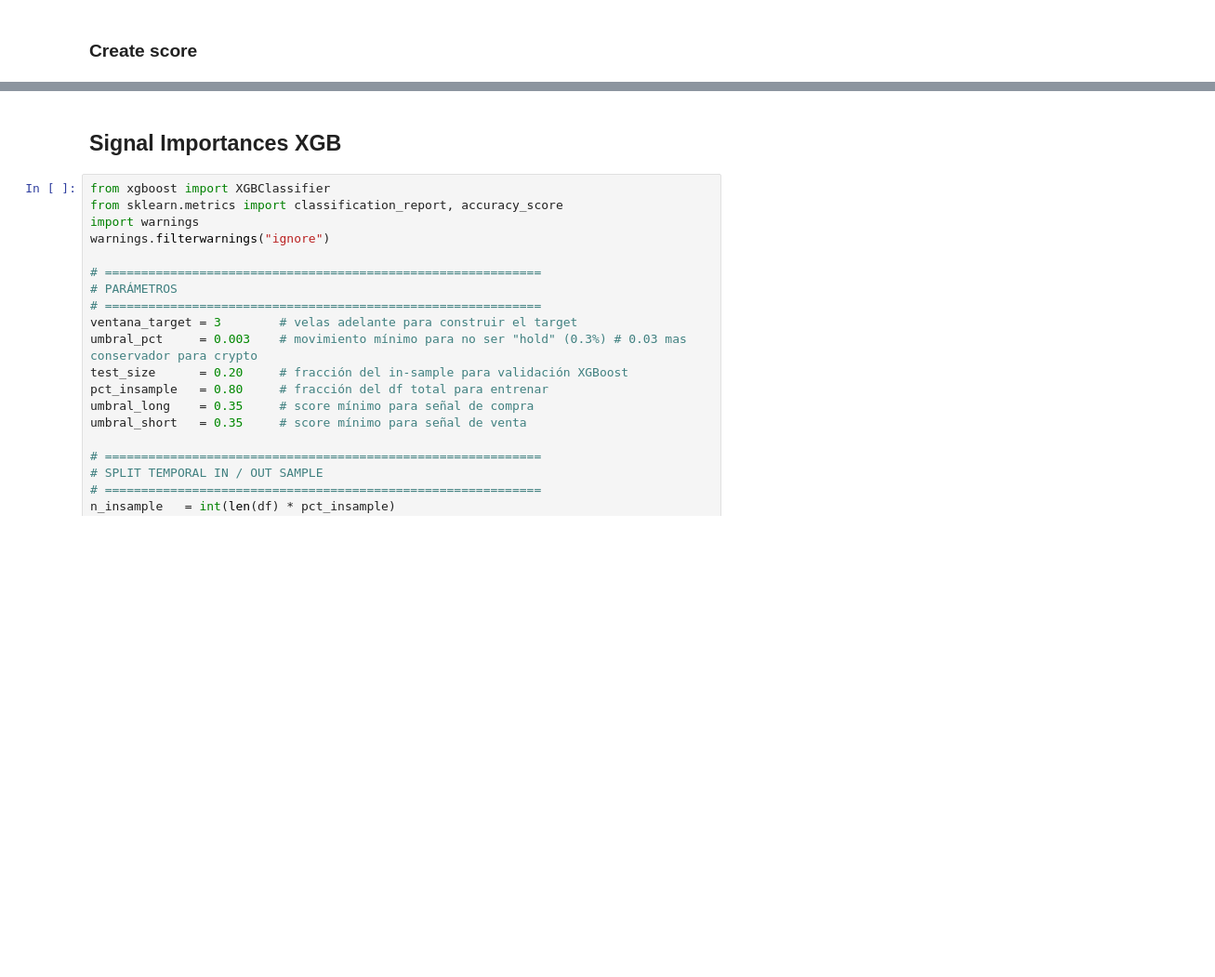
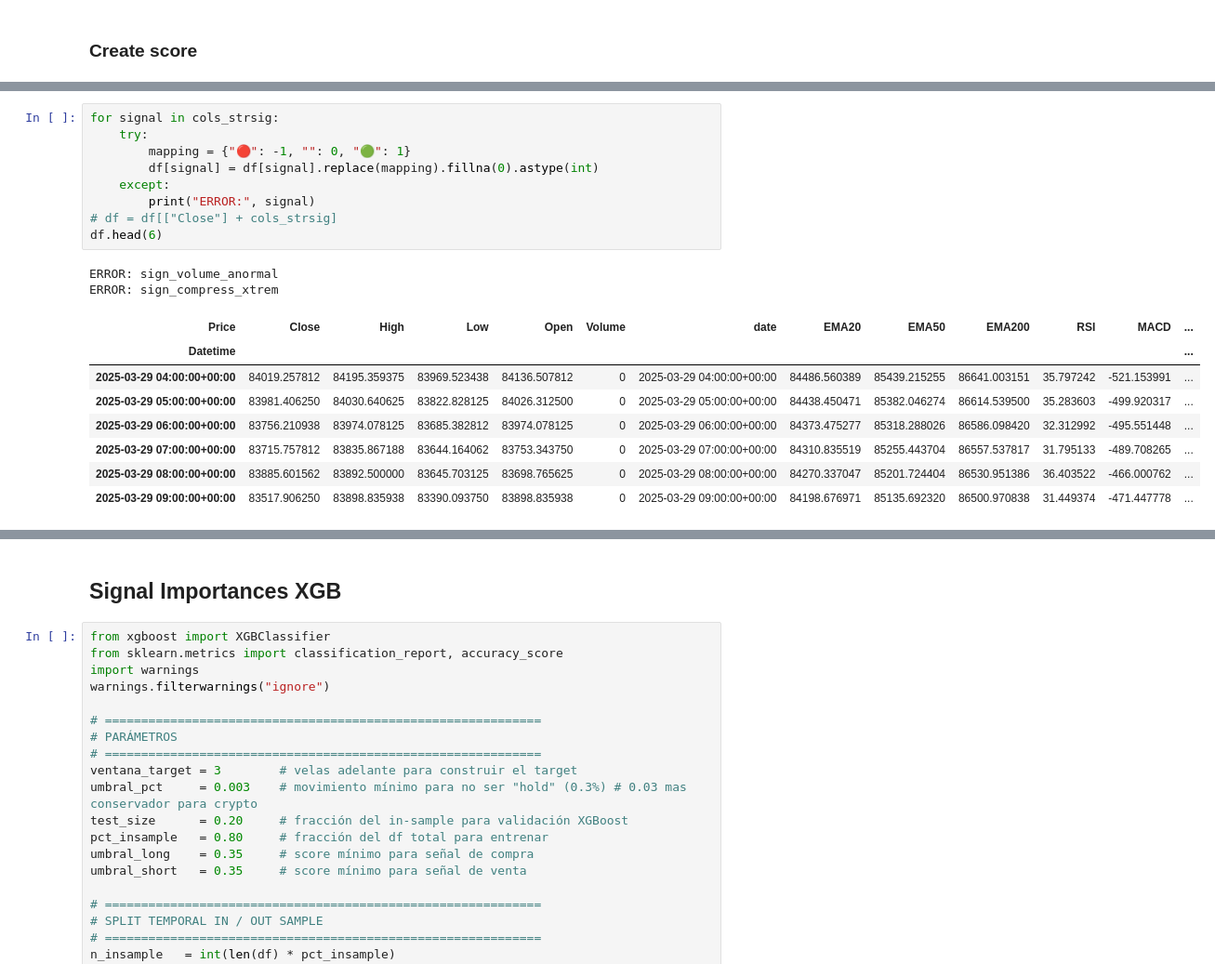
Before and after one commit to josebrx99/python, a Jupyter notebook: trading/backtest.ipynb, the cells around one changed output, grey strips where cells are left out. Shown at 93% size. Drawn from its saved outputs; the diff is of its cells as text; blank space fills up the shorter version.

```diff
--- a/trading/backtest.ipynb
+++ b/trading/backtest.ipynb
@@ -1658 +1510,21 @@ df.head(6)
+# %%
+for signal in cols_strsig:
+    try:
+        mapping = {"🔴": -1, "": 0, "🟢": 1}
+        df[signal] = df[signal].replace(mapping).fillna(0).astype(int)
+    except:
+        print("ERROR:", signal)
+# df = df[["Close"] + cols_strsig]
+df.head(6)
+# %% [output]
+ERROR: sign_volume_anormal
+ERROR: sign_compress_xtrem
+| Price | Close | High | Low | Open | Volume | date | EMA20 | EMA50 | EMA200 | RSI | MACD | ... |
+| Datetime |  |  |  |  |  |  |  |  |  |  |  | ... |
+| 2025-03-29 04:00:00+00:00 | 84019.257812 | 84195.359375 | 83969.523438 | 84136.507812 | 0 | 2025-03-29 04:00:00+00:00 | 84486.560389 | 85439.215255 | 86641.003151 | 35.797242 | -521.153991 | ... |
+| 2025-03-29 05:00:00+00:00 | 83981.406250 | 84030.640625 | 83822.828125 | 84026.312500 | 0 | 2025-03-29 05:00:00+00:00 | 84438.450471 | 85382.046274 | 86614.539500 | 35.283603 | -499.920317 | ... |
+| 2025-03-29 06:00:00+00:00 | 83756.210938 | 83974.078125 | 83685.382812 | 83974.078125 | 0 | 2025-03-29 06:00:00+00:00 | 84373.475277 | 85318.288026 | 86586.098420 | 32.312992 | -495.551448 | ... |
+| 2025-03-29 07:00:00+00:00 | 83715.757812 | 83835.867188 | 83644.164062 | 83753.343750 | 0 | 2025-03-29 07:00:00+00:00 | 84310.835519 | 85255.443704 | 86557.537817 | 31.795133 | -489.708265 | ... |
+| 2025-03-29 08:00:00+00:00 | 83885.601562 | 83892.500000 | 83645.703125 | 83698.765625 | 0 | 2025-03-29 08:00:00+00:00 | 84270.337047 | 85201.724404 | 86530.951386 | 36.403522 | -466.000762 | ... |
+| 2025-03-29 09:00:00+00:00 | 83517.906250 | 83898.835938 | 83390.093750 | 83898.835938 | 0 | 2025-03-29 09:00:00+00:00 | 84198.676971 | 85135.692320 | 86500.970838 | 31.449374 | -471.447778 | ... |
 # %%
```
Also changed, not shown: parts of 9 cells of this notebook.
